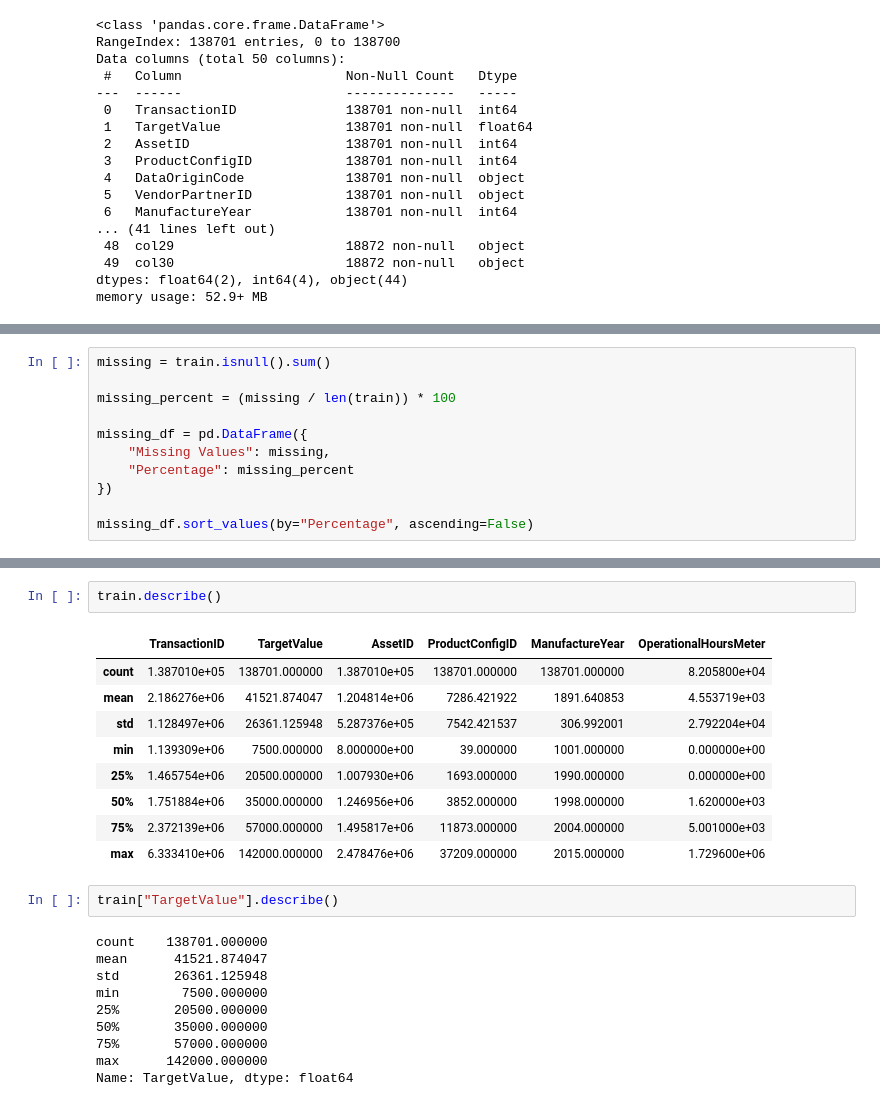
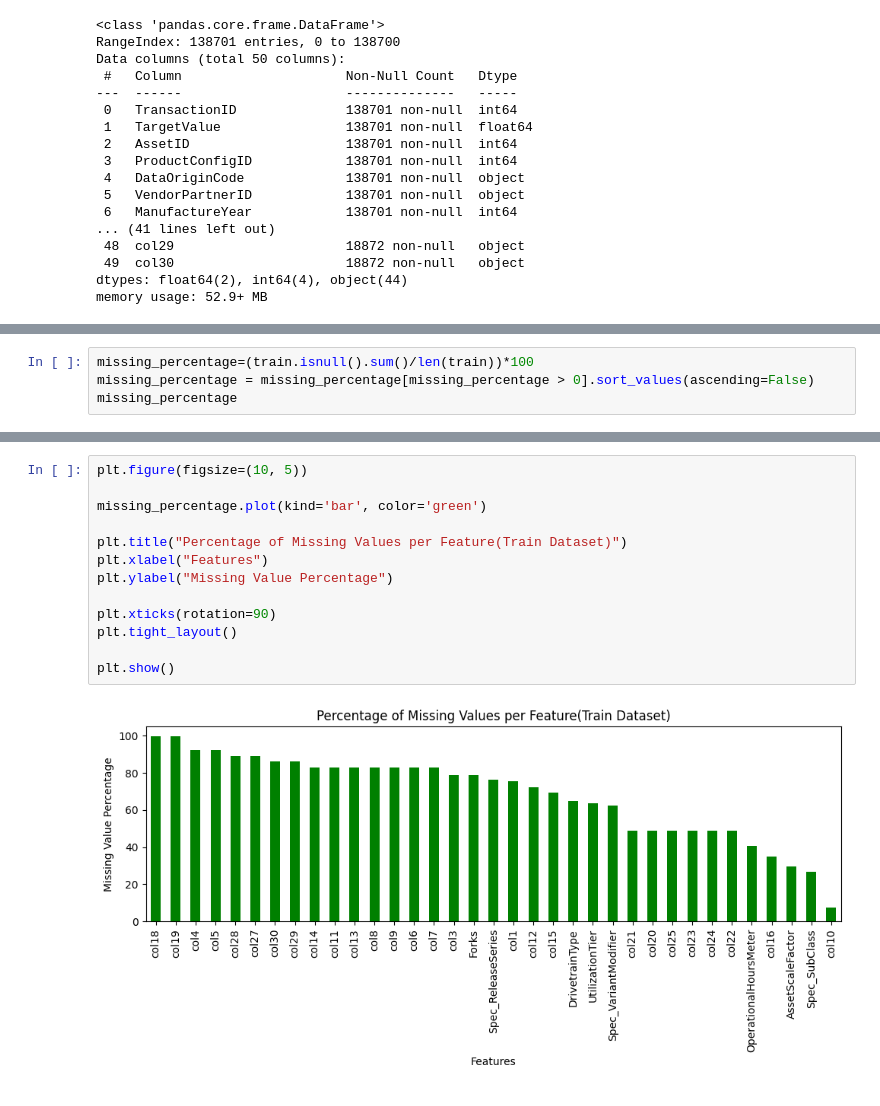
Before and after one commit to 22f3001807/dl-22f3001807-notebook-t22026, a Jupyter notebook: 22f3001807-notebook-2026t2.ipynb, the cells around one changed output, grey strips where cells are left out. Cells and saved outputs as stored; diff of their text form.

```diff
--- a/22f3001807-notebook-2026t2.ipynb
+++ b/22f3001807-notebook-2026t2.ipynb
@@ -128,12 +87,5 @@ Name: TargetValue, dtype: float64
 # %%
-missing = train.isnull().sum()
-
-missing_percent = (missing / len(train)) * 100
-
-missing_df = pd.DataFrame({
-    "Missing Values": missing,
-    "Percentage": missing_percent
-})
-
-missing_df.sort_values(by="Percentage", ascending=False)
+missing_percentage=(train.isnull().sum()/len(train))*100
+missing_percentage = missing_percentage[missing_percentage > 0].sort_values(ascending=False)
+missing_percentage
 # %% [output]
@@ -157,24 +109,15 @@ missing_df.sort_values(by="Percentage", ascending=False)
-# %%
-train.describe()
-# %% [output]
-|  | TransactionID | TargetValue | AssetID | ProductConfigID | ManufactureYear | OperationalHoursMeter |
-| count | 1.387010e+05 | 138701.000000 | 1.387010e+05 | 138701.000000 | 138701.000000 | 8.205800e+04 |
-| mean | 2.186276e+06 | 41521.874047 | 1.204814e+06 | 7286.421922 | 1891.640853 | 4.553719e+03 |
-| std | 1.128497e+06 | 26361.125948 | 5.287376e+05 | 7542.421537 | 306.992001 | 2.792204e+04 |
-| min | 1.139309e+06 | 7500.000000 | 8.000000e+00 | 39.000000 | 1001.000000 | 0.000000e+00 |
-| 25% | 1.465754e+06 | 20500.000000 | 1.007930e+06 | 1693.000000 | 1990.000000 | 0.000000e+00 |
-| 50% | 1.751884e+06 | 35000.000000 | 1.246956e+06 | 3852.000000 | 1998.000000 | 1.620000e+03 |
-| 75% | 2.372139e+06 | 57000.000000 | 1.495817e+06 | 11873.000000 | 2004.000000 | 5.001000e+03 |
-| max | 6.333410e+06 | 142000.000000 | 2.478476e+06 | 37209.000000 | 2015.000000 | 1.729600e+06 |
-# %%
-train["TargetValue"].describe()
-# %% [output]
-count    138701.000000
-mean      41521.874047
-std       26361.125948
-min        7500.000000
-25%       20500.000000
-50%       35000.000000
-75%       57000.000000
-max      142000.000000
-Name: TargetValue, dtype: float64
+# %%
+plt.figure(figsize=(10, 5))
+
+missing_percentage.plot(kind='bar', color='green')
+
+plt.title("Percentage of Missing Values per Feature(Train Dataset)")
+plt.xlabel("Features")
+plt.ylabel("Missing Value Percentage")
+
+plt.xticks(rotation=90)
+plt.tight_layout()
+
+plt.show()
+# %% [output]
+[figure, added]
```
Also changed, not shown: parts of 25 cells of this notebook.
